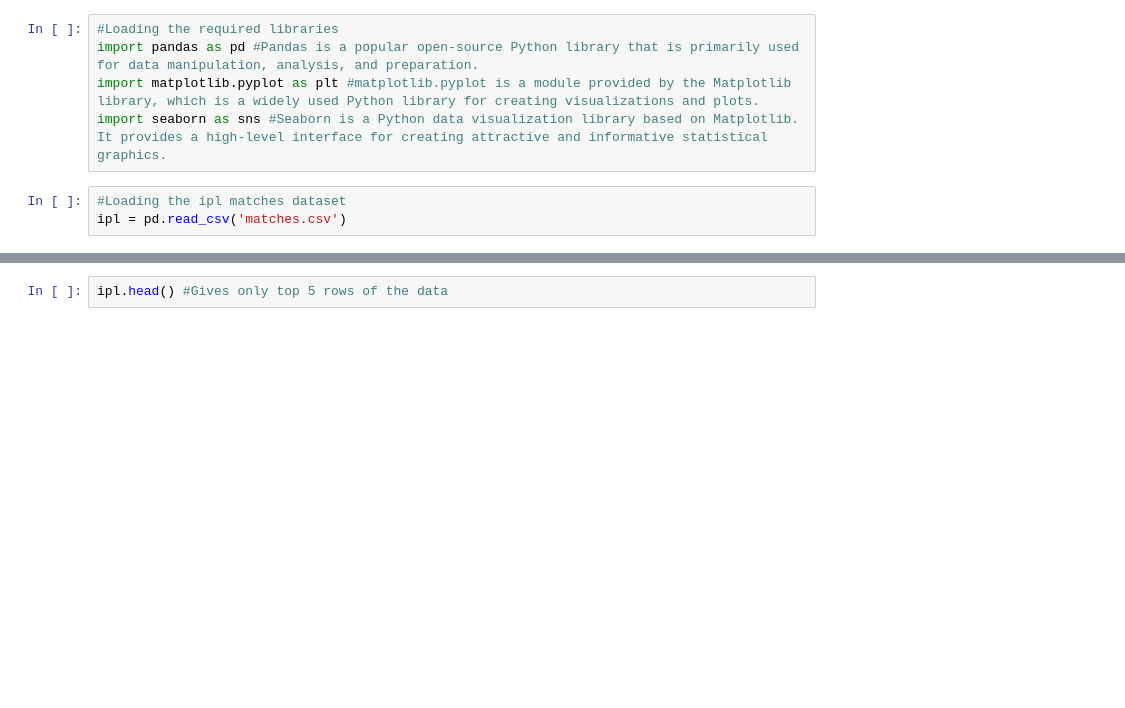
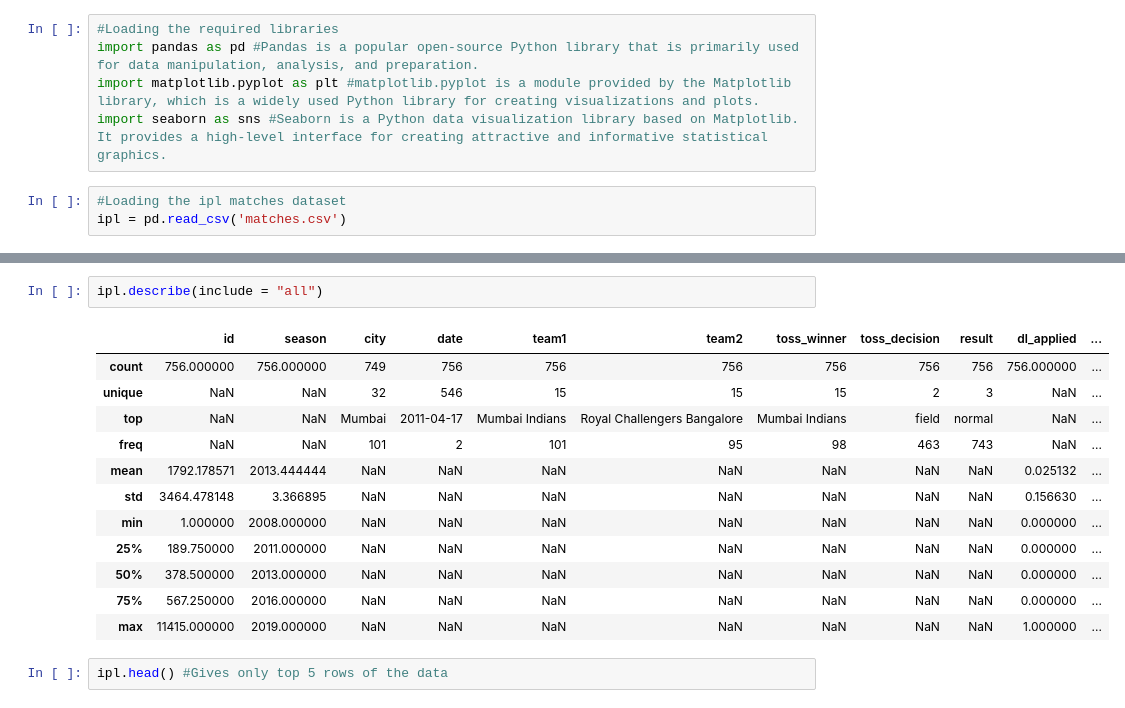
Before and after one commit to lovelysharma-1/Data-Analysis-, a Jupyter notebook: IPL_data_analysis.ipynb, the cells around one changed output, grey strips where cells are left out. Saved outputs shown, nothing was run; the diff lists cells and outputs as text; blank space fills up the shorter version.

```diff
--- a/IPL_data_analysis.ipynb
+++ b/IPL_data_analysis.ipynb
@@ -9,3 +32,18 @@ ipl = pd.read_csv('matches.csv')
+# %%
+ipl.describe(include = "all")
+# %% [output]
+|  | id | season | city | date | team1 | team2 | toss_winner | toss_decision | result | dl_applied | ... |
+| count | 756.000000 | 756.000000 | 749 | 756 | 756 | 756 | 756 | 756 | 756 | 756.000000 | ... |
+| unique | NaN | NaN | 32 | 546 | 15 | 15 | 15 | 2 | 3 | NaN | ... |
+| top | NaN | NaN | Mumbai | 2011-04-17 | Mumbai Indians | Royal Challengers Bangalore | Mumbai Indians | field | normal | NaN | ... |
+| freq | NaN | NaN | 101 | 2 | 101 | 95 | 98 | 463 | 743 | NaN | ... |
+| mean | 1792.178571 | 2013.444444 | NaN | NaN | NaN | NaN | NaN | NaN | NaN | 0.025132 | ... |
+| std | 3464.478148 | 3.366895 | NaN | NaN | NaN | NaN | NaN | NaN | NaN | 0.156630 | ... |
+| min | 1.000000 | 2008.000000 | NaN | NaN | NaN | NaN | NaN | NaN | NaN | 0.000000 | ... |
+| 25% | 189.750000 | 2011.000000 | NaN | NaN | NaN | NaN | NaN | NaN | NaN | 0.000000 | ... |
+| 50% | 378.500000 | 2013.000000 | NaN | NaN | NaN | NaN | NaN | NaN | NaN | 0.000000 | ... |
+| 75% | 567.250000 | 2016.000000 | NaN | NaN | NaN | NaN | NaN | NaN | NaN | 0.000000 | ... |
+| max | 11415.000000 | 2019.000000 | NaN | NaN | NaN | NaN | NaN | NaN | NaN | 1.000000 | ... |
 # %%
 ipl.head() #Gives only top 5 rows of the data
 # %% [output]
```
Also changed, not shown: parts of 7 cells of this notebook.
